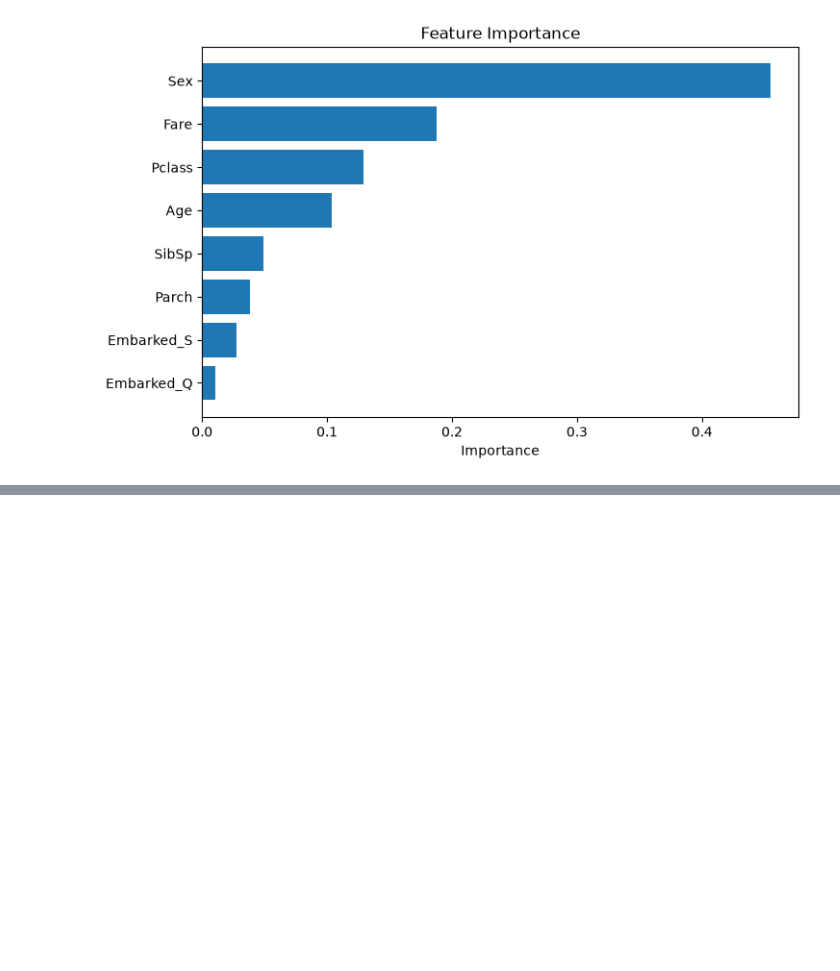
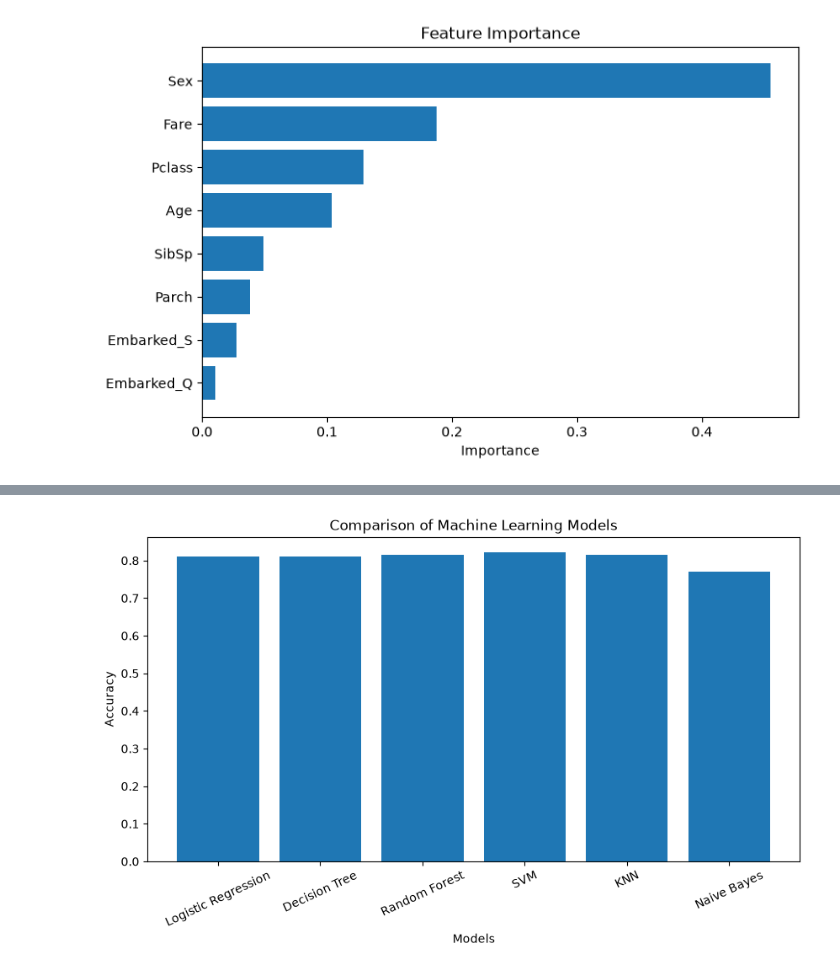
Before and after one commit to nehabhadauria25/titanic_project, a Jupyter notebook: notebooks/titanic_analysis.ipynb, the cells around one changed output, grey strips where cells are left out. Cells and saved outputs as stored; diff of their text form; code cells hidden in the pictures; blank space fills up the shorter version.

```diff
--- a/notebooks/titanic_analysis.ipynb
+++ b/notebooks/titanic_analysis.ipynb
@@ -391,0 +524,23 @@ plt.show()
+# %%
+import pandas as pd
+
+results = pd.DataFrame({
+    "Model": [
+        "Logistic Regression",
+        "Decision Tree",
+        "Random Forest",
+        "SVM",
+        "KNN",
+        "Naive Bayes"
+    ],
+    "Accuracy": [
+        0.81,
+        0.81,
+        0.8156,
+        0.8212,
+        0.816,
+        0.7709
+    ]
+})
+
+results
@@ -391,0 +555,16 @@ plt.show()
+# %%
+import matplotlib.pyplot as plt
+
+plt.figure(figsize=(10,5))
+
+plt.bar(results["Model"], results["Accuracy"])
+
+plt.xlabel("Models")
+plt.ylabel("Accuracy")
+plt.title("Comparison of Machine Learning Models")
+
+plt.xticks(rotation=25)
+
+plt.show()
+# %% [output]
+[figure, added]
```
Also changed, not shown: parts of 8 cells of this notebook, 1 other file.
